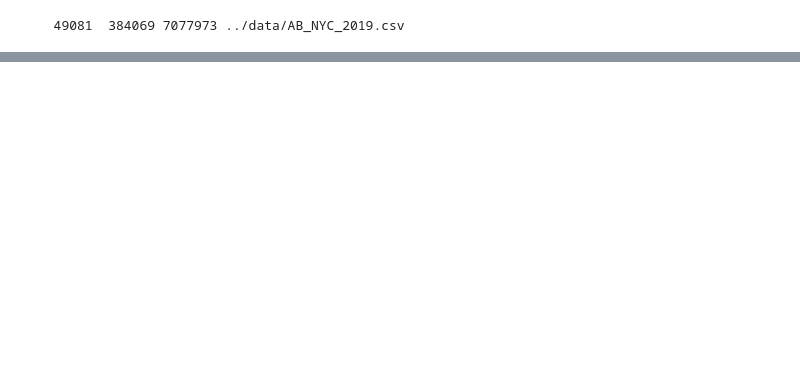
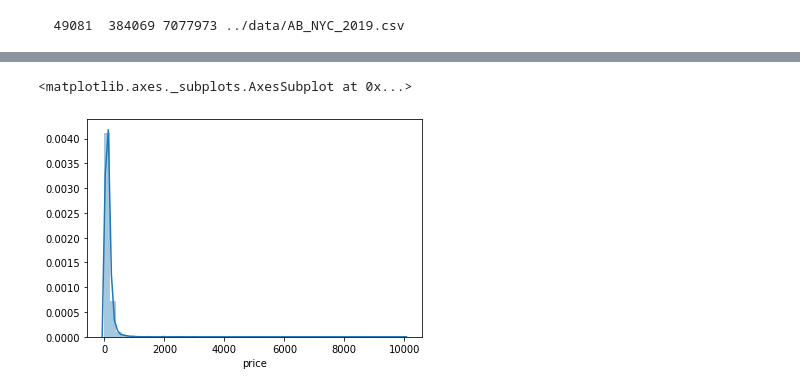
Before and after one commit to mickey-is-codin/airbnb, a Jupyter notebook: notebooks/eda.ipynb, the cells around one changed output, grey strips where cells are left out. Cells and saved outputs as stored; diff of their text form; code cells hidden in the pictures; blank space fills up the shorter version.

```diff
--- a/notebooks/eda.ipynb
+++ b/notebooks/eda.ipynb
@@ -82,0 +150,5 @@ Number of records in dataset: 48895
+# %%
+sns.distplot(bnb_df["price"])
+# %% [output]
+<matplotlib.axes._subplots.AxesSubplot at 0x...>
+[figure, added]
```
Also changed, not shown: parts of 12 cells of this notebook.
